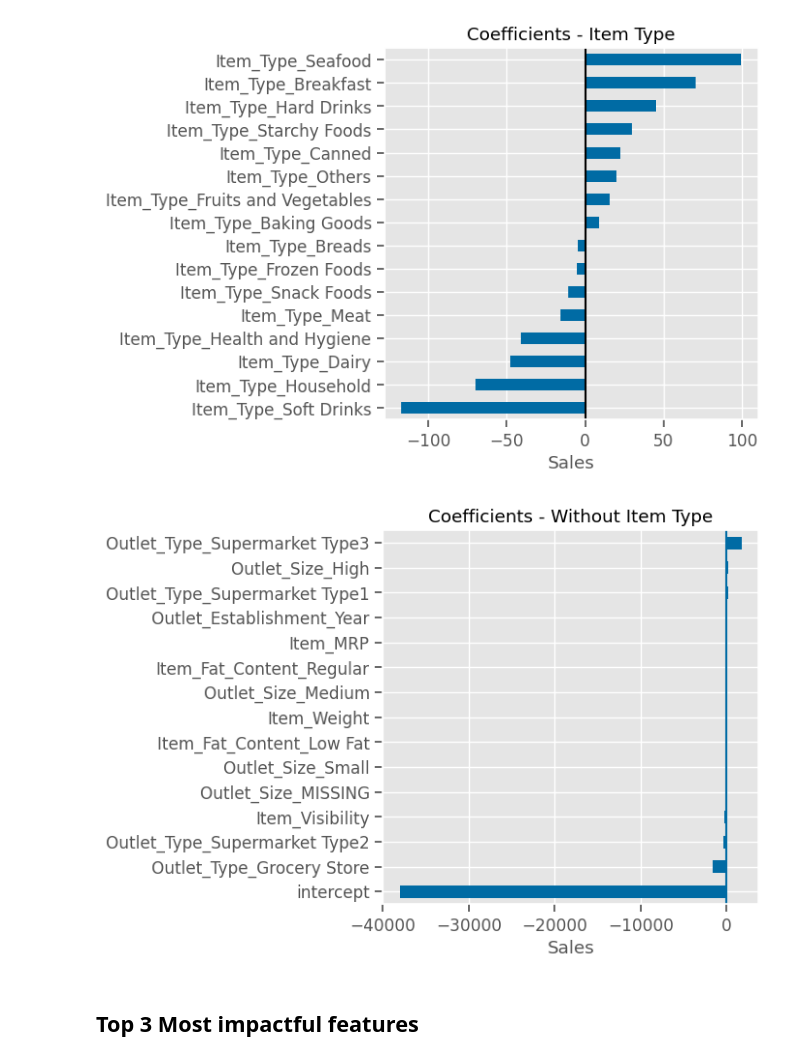
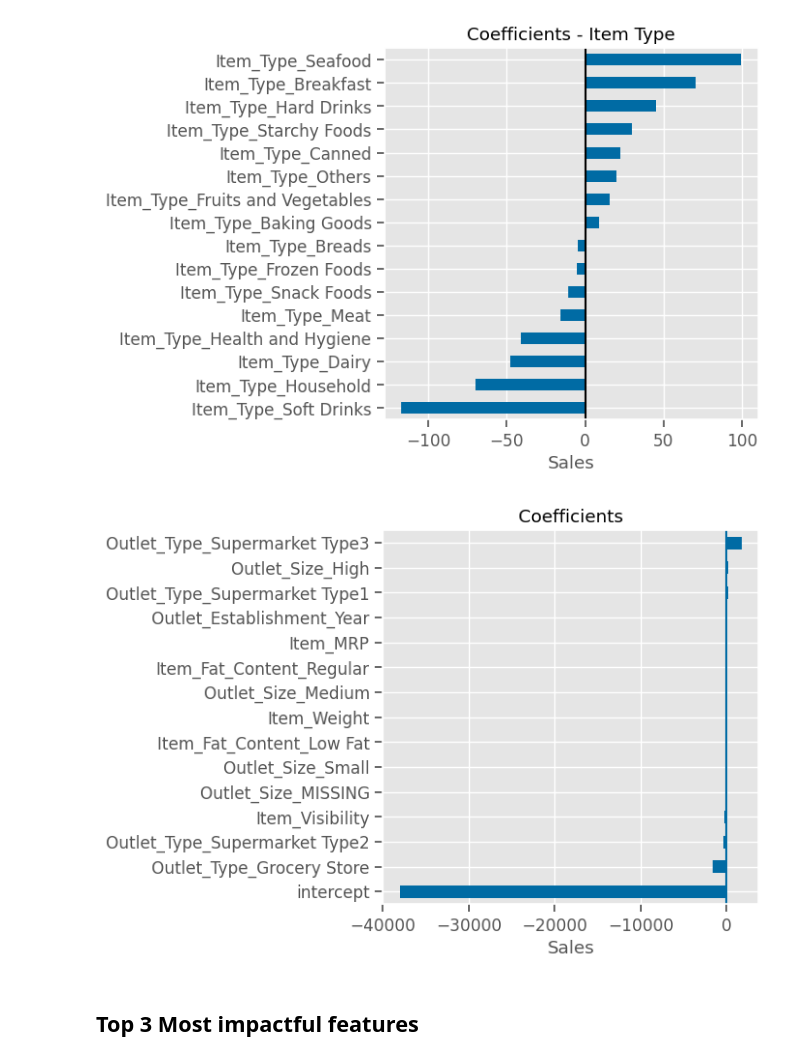
Before and after one commit to ivyyyyyliu/Food-Sales-Prediction, a Jupyter notebook: Project 1 - Revisited.ipynb, the cells around one changed output. Saved outputs shown, nothing was run; the diff lists cells and outputs as text; code cells hidden in the pictures.

```diff
--- a/Project 1 - Revisited.ipynb
+++ b/Project 1 - Revisited.ipynb
@@ -268,12 +268,12 @@ ax.set(xlabel='Sales', title="Coefficients - Item Type");
 # %%
 ## Plot everything but item identifier
 ax = coeffs.drop(Item_Type_feats).sort_values().plot(kind='barh', figsize=(5,5))
 ax.axvline(0)
-ax.set(xlabel='Sales', title="Coefficients - Without Item Type");
+ax.set(xlabel='Sales', title="Coefficients");
 
 plt.savefig('Data/coeffs.png')
 # %% [output]
-[figure, old version]
+[figure, new version]
 # %% [markdown]
 ## Top 3 Most impactful features
 # %% [markdown]
```
Also changed, not shown: parts of 3 cells of this notebook, 1 other file.
